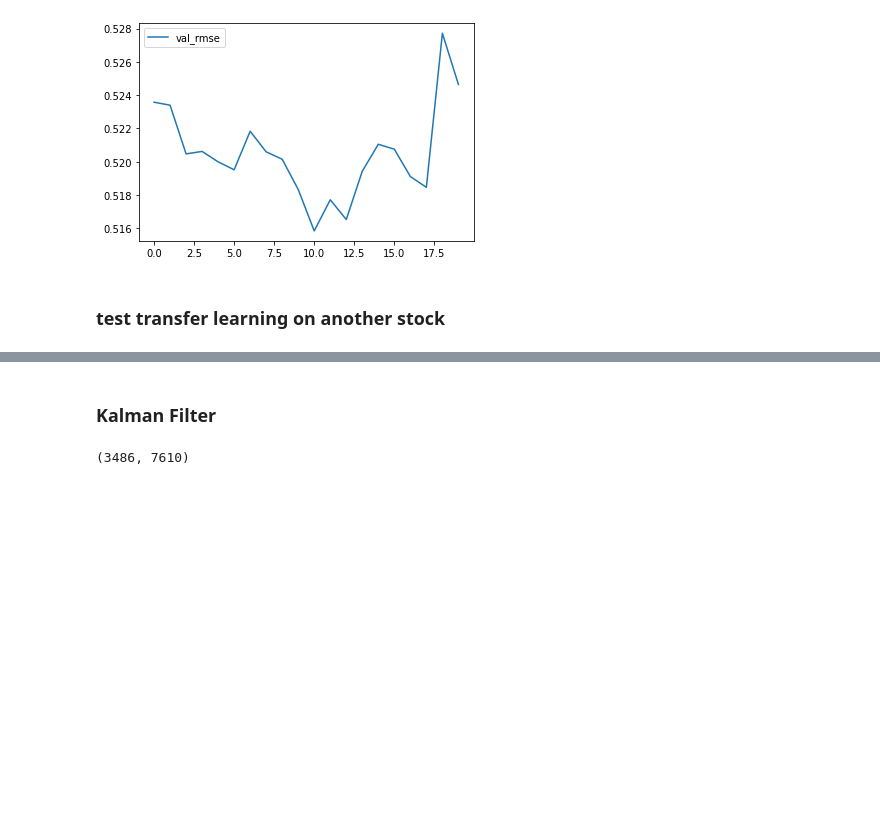
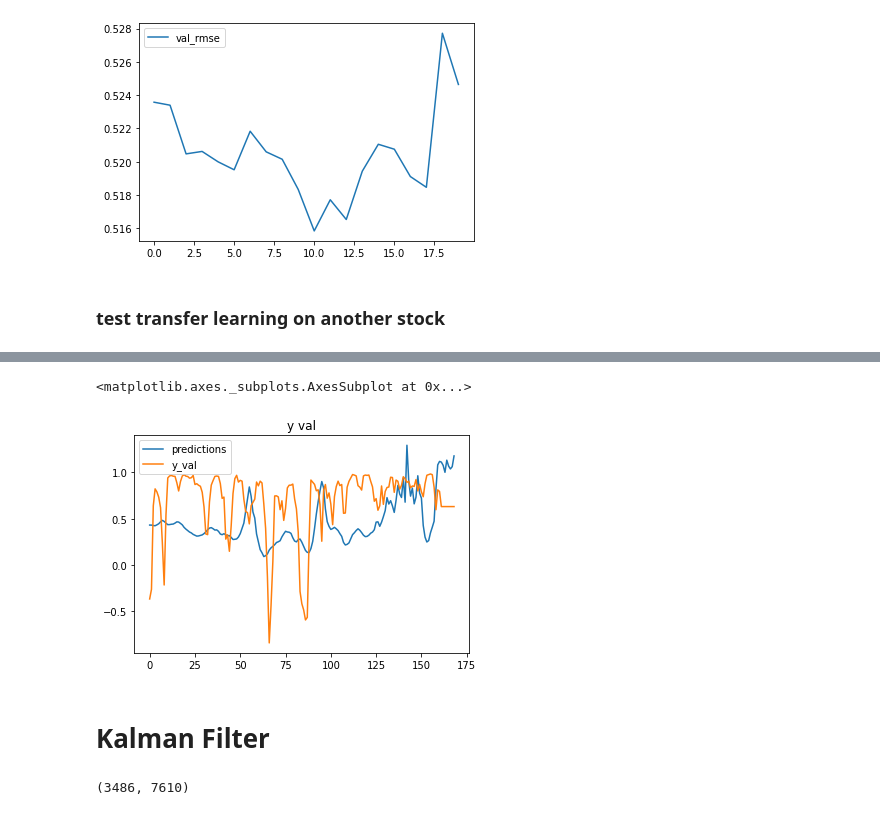
Before and after one commit to jonhilgart22/daily_trading, a Jupyter notebook: notebooks/train_model.ipynb, the cells around one changed output, grey strips where cells are left out. Drawn from its saved outputs; the diff is of its cells as text; code cells hidden in the pictures; blank space fills up the shorter version.

```diff
--- a/notebooks/train_model.ipynb
+++ b/notebooks/train_model.ipynb
@@ -779,5 +920,11 @@ smaller_model.save(f"../models/base_lstm_n_features_{X.shape[2]}_n_timesteps_{X.
+# %%
+
+pd.DataFrame({'predictions':val_predictions_pnr_bac.ravel(),'y_val':y_val_pnr_bac.ravel()[:200]}).plot(title='y val')
+# %% [output]
+<matplotlib.axes._subplots.AxesSubplot at 0x...>
+[figure, added]
 # %% [markdown]
-### Kalman Filter
+# Kalman Filter
 # %%
 final_stock_df.shape
 # %% [output]
```
Also changed, not shown: parts of 33 cells of this notebook, 2 other files.
